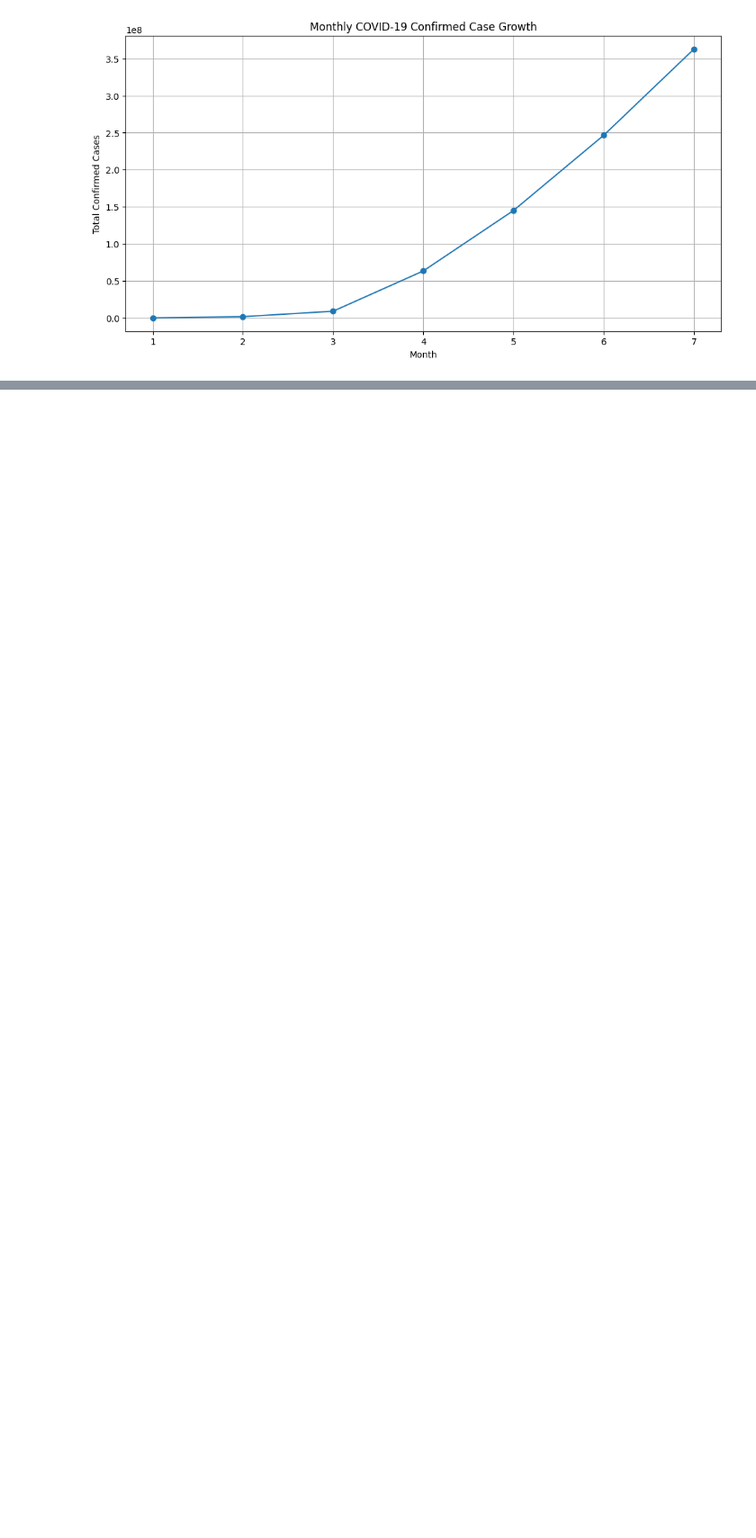
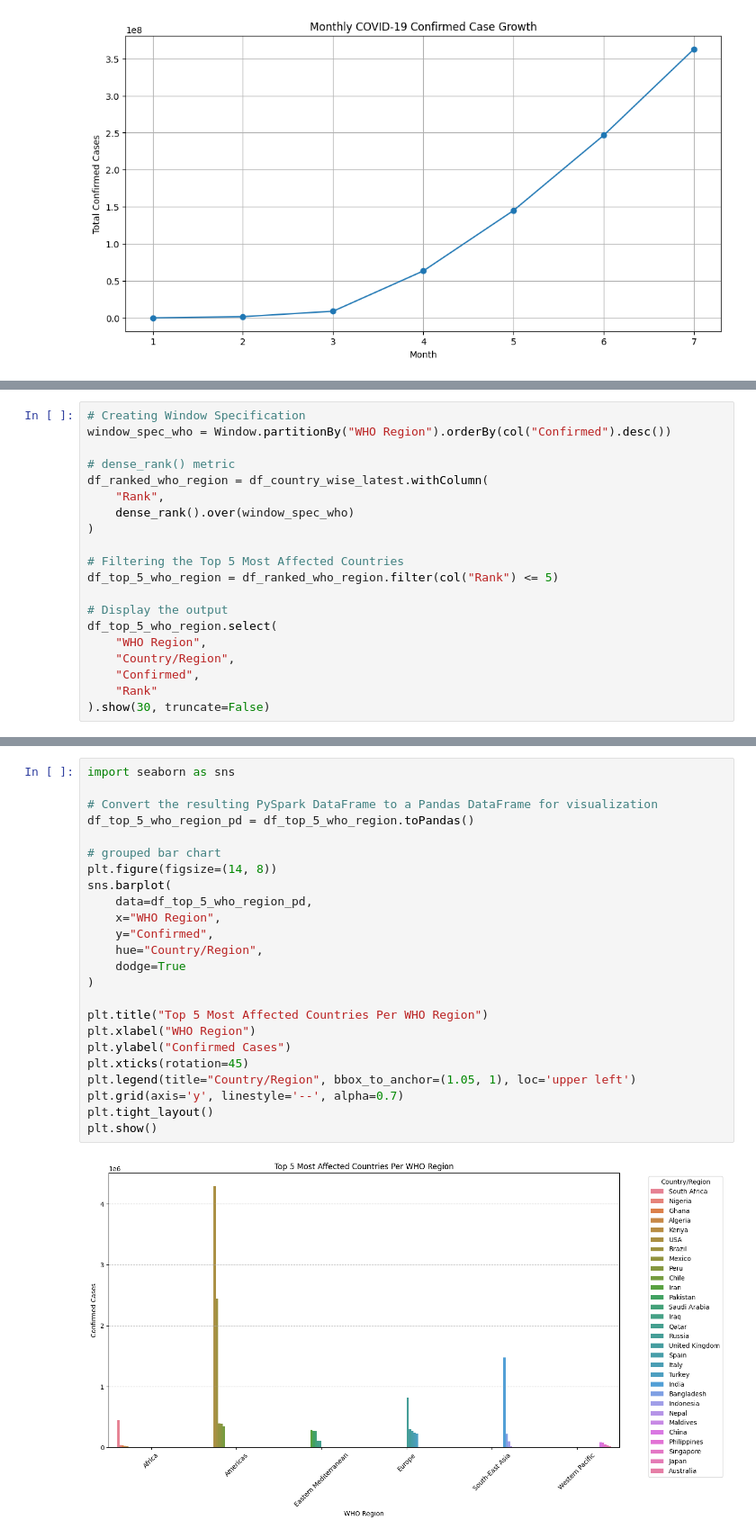
Before and after one commit to anshkhare1607-web/CovidPySpark, a Jupyter notebook: main.ipynb, the cells around one changed output, grey strips where cells are left out. Shown at 90% size. Drawn from its saved outputs; the diff is of its cells as text; blank space fills up the shorter version.

Commit message:
added [Ansh] - Module 5 : Window functions tasks

```diff
--- a/main.ipynb
+++ b/main.ipynb
@@ -842,0 +866,20 @@ plt.show()
+# %%
+# Creating Window Specification
+window_spec_who = Window.partitionBy("WHO Region").orderBy(col("Confirmed").desc())
+
+# dense_rank() metric
+df_ranked_who_region = df_country_wise_latest.withColumn(
+    "Rank",
+    dense_rank().over(window_spec_who)
+)
+
+# Filtering the Top 5 Most Affected Countries
+df_top_5_who_region = df_ranked_who_region.filter(col("Rank") <= 5)
+
+# Display the output
+df_top_5_who_region.select(
+    "WHO Region",
+    "Country/Region",
+    "Confirmed",
+    "Rank"
+).show(30, truncate=False)
@@ -842,0 +904,26 @@ plt.show()
+# %%
+import seaborn as sns
+
+# Convert the resulting PySpark DataFrame to a Pandas DataFrame for visualization
+df_top_5_who_region_pd = df_top_5_who_region.toPandas()
+
+# grouped bar chart
+plt.figure(figsize=(14, 8))
+sns.barplot(
+    data=df_top_5_who_region_pd,
+    x="WHO Region",
+    y="Confirmed",
+    hue="Country/Region",
+    dodge=True
+)
+
+plt.title("Top 5 Most Affected Countries Per WHO Region")
+plt.xlabel("WHO Region")
+plt.ylabel("Confirmed Cases")
+plt.xticks(rotation=45)
+plt.legend(title="Country/Region", bbox_to_anchor=(1.05, 1), loc='upper left')
+plt.grid(axis='y', linestyle='--', alpha=0.7)
+plt.tight_layout()
+plt.show()
+# %% [output]
+[figure, added]
```
Also changed, not shown: parts of 7 cells of this notebook.
